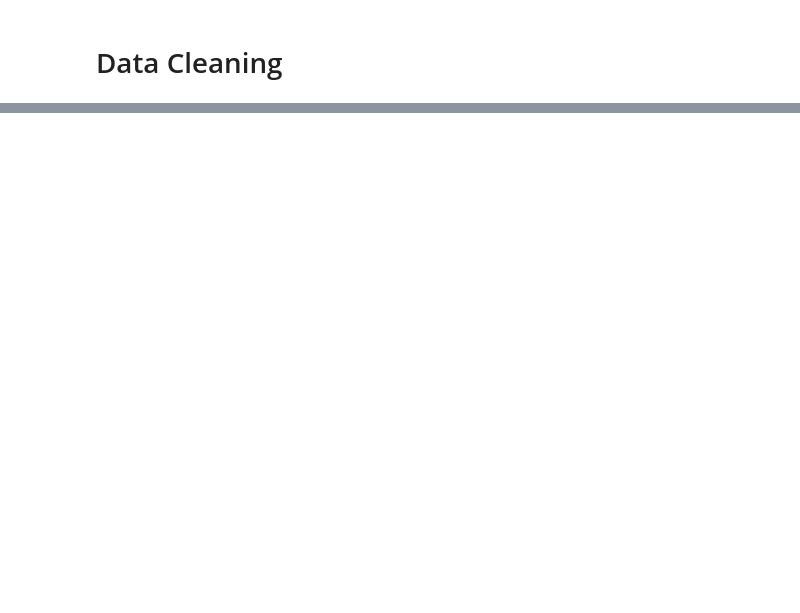
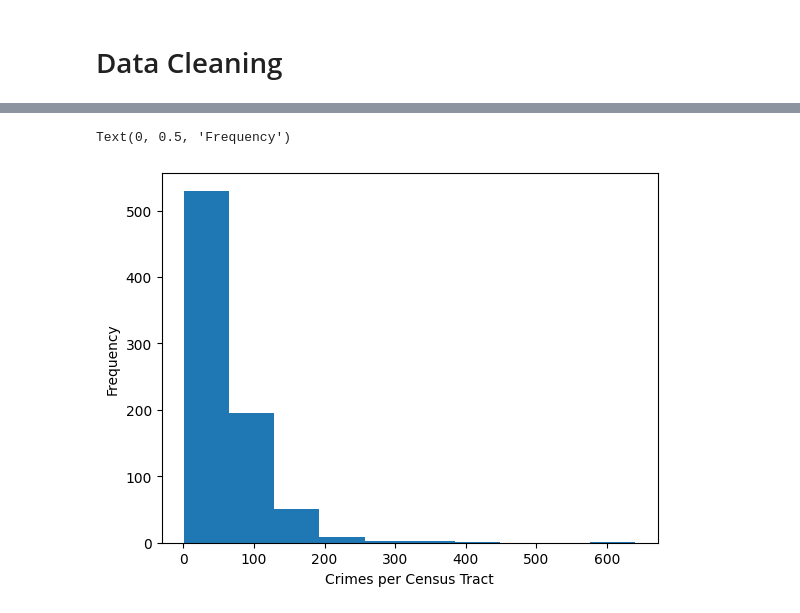
Before and after one commit to ZaynJK/ECON491ML, a Jupyter notebook: crime_vs_avgPrice.ipynb, the cells around one changed output, grey strips where cells are left out. Drawn from its saved outputs; the diff is of its cells as text; code cells hidden in the pictures; blank space fills up the shorter version.

```diff
--- a/crime_vs_avgPrice.ipynb
+++ b/crime_vs_avgPrice.ipynb
@@ -75,0 +122,7 @@ plt.show()
+# %%
+plt.hist(df['crime_counts'])
+plt.xlabel("Crimes per Census Tract")
+plt.ylabel("Frequency")
+# %% [output]
+Text(0, 0.5, 'Frequency')
+[figure, added]
```
Also changed, not shown: parts of 27 cells of this notebook, 3 other files.
